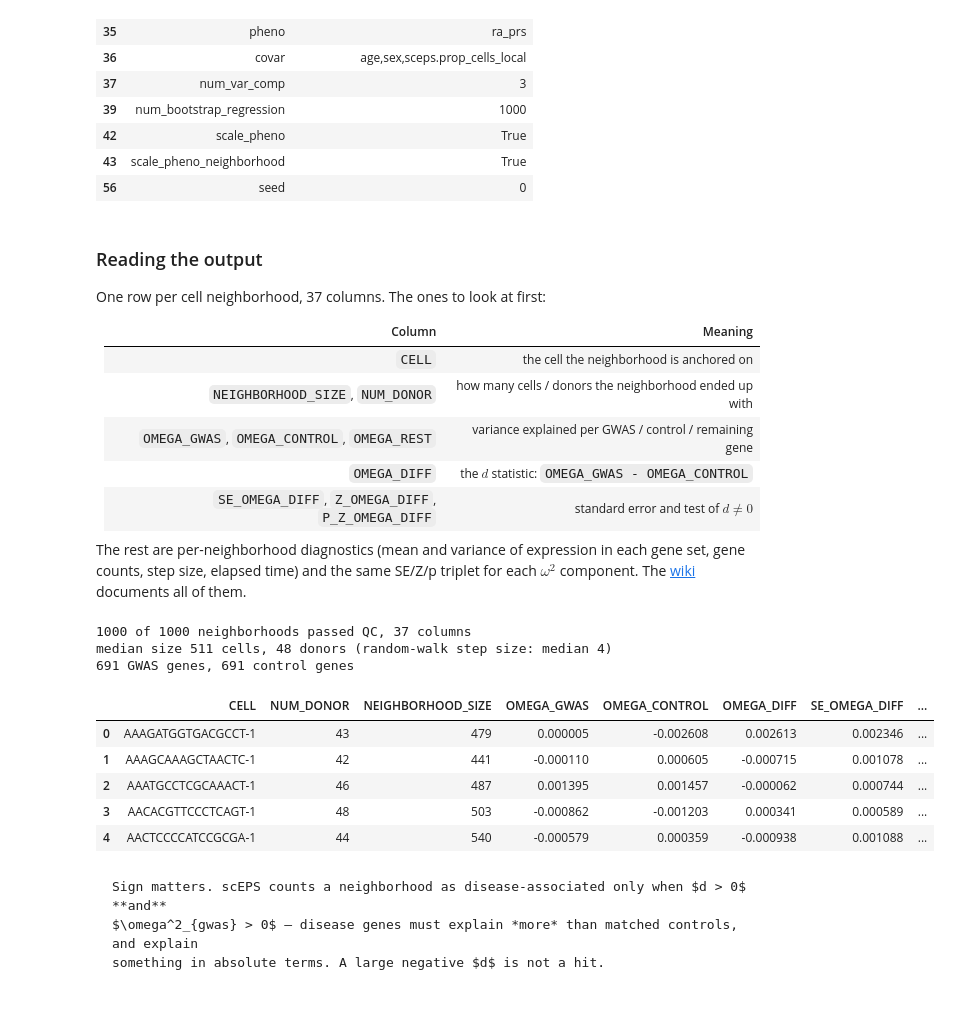
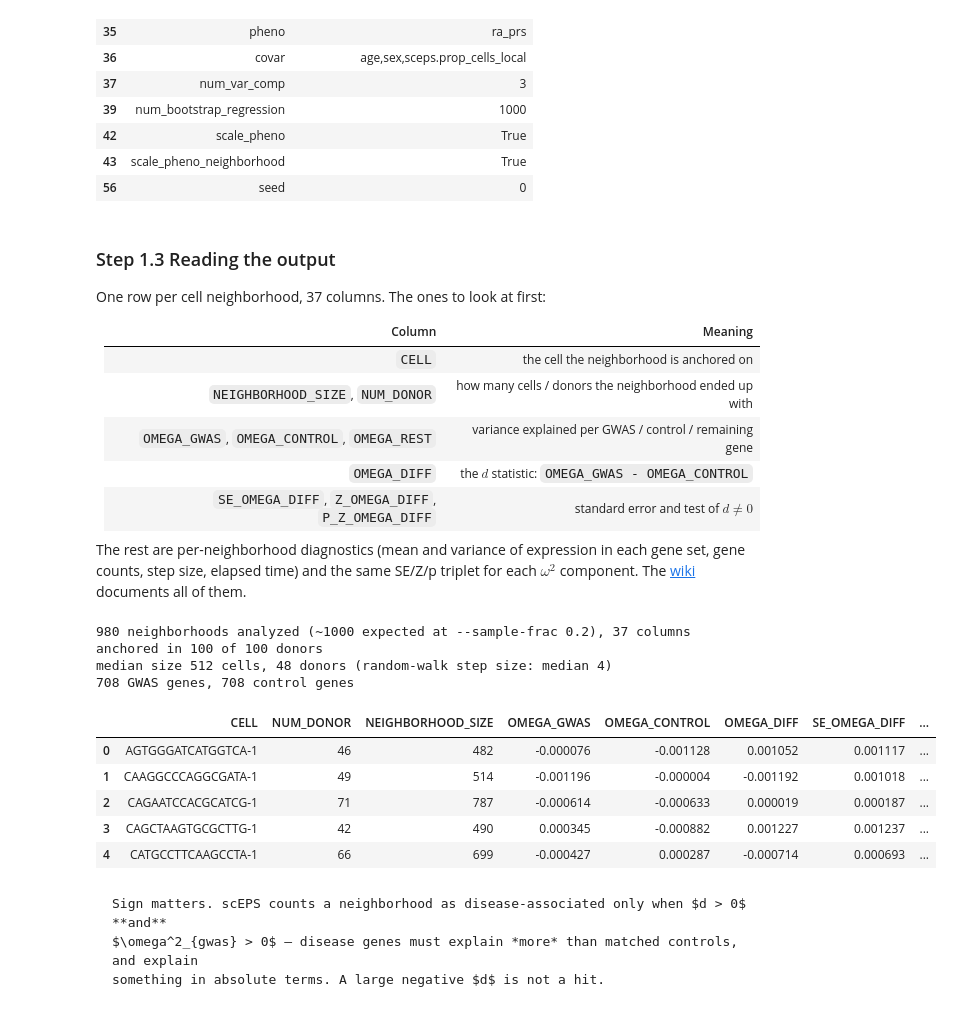
Before and after one commit to huwenboshi/cellink, a Jupyter notebook: docs/tutorials/sceps.ipynb, the cells around one changed output. Drawn from its saved outputs; the diff is of its cells as text; code cells hidden in the pictures.

````diff
--- a/docs/tutorials/sceps.ipynb
+++ b/docs/tutorials/sceps.ipynb
@@ -151,11 +152,10 @@ PHENO = "ra_prs"
 # Covariates, following the manuscript: donor age and sex, plus the local cell proportion
 # that scEPS computes per neighborhood.
 COVAR = "age,sex,sceps.prop_cells_local"
-# Neighborhoods analyzed, of the N_CELLS available. At ~1.3 s each, 1,000 is roughly 22
-# minutes on one core; a real run does all of them. Analyzing too few leaves rarer cell
-# types with a handful of neighborhoods, which the Step 3 block bootstrap cannot work with.
-N_NEIGHBORHOODS = 1_000
-N_PROBE = 20  # neighborhoods in the timing probe run
+# Fraction of cell neighborhoods to analyze. scEPS keeps each one independently with this
+# probability, so ~0.2 x N_CELLS = 1,000 neighborhoods, drawn from across the whole object.
+# At ~1.3 s each that is roughly 22 minutes on one core; a real run uses 1.0.
+SAMPLE_FRAC = 0.2
 # Cell types with fewer analyzed neighborhoods than this are dropped from Step 3's summary:
 # too few neighborhoods span too few bootstrap blocks, which collapses the standard error.
 MIN_NBHD_PER_CELLTYPE = 25
@@ -973,7 +925,7 @@ log[
 | 43 | scale_pheno_neighborhood | True |
 | 56 | seed | 0 |
 # %% [markdown]
-### Reading the output
+### Step 1.3 Reading the output
 
 One row per cell neighborhood, 37 columns. The ones to look at first:
 
@@ -994,42 +946,48 @@ documents all of them.
 step1 = pd.concat(
     [pd.read_table(p) for p in sorted(OUT_DIR.glob("step1.*.sceps.omega.txt.gz"))],
     ignore_index=True,
 )
 
 # Neighborhoods that cannot reach --min-num-cell / --min-num-donor / --min-frac-donor are
 # dropped, so fewer rows than requested is normal -- a big shortfall means the QC
 # thresholds are too strict for this graph.
-print(f"{step1.shape[0]} of {N_NEIGHBORHOODS} neighborhoods passed QC, {step1.shape[1]} columns")
+expected = int(round(SAMPLE_FRAC * adata.n_obs))
+print(
+    f"{step1.shape[0]} neighborhoods analyzed (~{expected} expected at "
+    f"--sample-frac {SAMPLE_FRAC}), {step1.shape[1]} columns"
+)
+print(f"anchored in {step1['DONOR_ID'].nunique()} of {adata.obs['donor_id'].nunique()} donors")
 print(
     f"median size {step1['NEIGHBORHOOD_SIZE'].median():.0f} cells, "
     f"{step1['NUM_DONOR'].median():.0f} donors "
     f"(random-walk step size: median {step1['STEP_SIZE'].median():.0f})"
 )
 print(f"{step1['NUM_GENE_GWAS'].iloc[0]:,} GWAS genes, {step1['NUM_GENE_CONTROL'].iloc[0]:,} control genes")
 
 step1[
     [
         "CELL",
         "NUM_DONOR",
         "NEIGHBORHOOD_SIZE",
         "OMEGA_GWAS",
         "OMEGA_CONTROL",
         "OMEGA_DIFF",
         "SE_OMEGA_DIFF",
         "Z_OMEGA_DIFF",
         "P_Z_OMEGA_DIFF",
     ]
 ].head()
 # %% [output]
-1000 of 1000 neighborhoods passed QC, 37 columns
-median size 511 cells, 48 donors (random-walk step size: median 4)
-691 GWAS genes, 691 control genes
+980 neighborhoods analyzed (~1000 expected at --sample-frac 0.2), 37 columns
+anchored in 100 of 100 donors
+median size 512 cells, 48 donors (random-walk step size: median 4)
+708 GWAS genes, 708 control genes
 |  | CELL | NUM_DONOR | NEIGHBORHOOD_SIZE | OMEGA_GWAS | OMEGA_CONTROL | OMEGA_DIFF | SE_OMEGA_DIFF | ... |
-| 0 | AAAGATGGTGACGCCT-1 | 43 | 479 | 0.000005 | -0.002608 | 0.002613 | 0.002346 | ... |
-| 1 | AAAGCAAAGCTAACTC-1 | 42 | 441 | -0.000110 | 0.000605 | -0.000715 | 0.001078 | ... |
-| 2 | AAATGCCTCGCAAACT-1 | 46 | 487 | 0.001395 | 0.001457 | -0.000062 | 0.000744 | ... |
-| 3 | AACACGTTCCCTCAGT-1 | 48 | 503 | -0.000862 | -0.001203 | 0.000341 | 0.000589 | ... |
-| 4 | AACTCCCCATCCGCGA-1 | 44 | 540 | -0.000579 | 0.000359 | -0.000938 | 0.001088 | ... |
+| 0 | AGTGGGATCATGGTCA-1 | 46 | 482 | -0.000076 | -0.001128 | 0.001052 | 0.001117 | ... |
+| 1 | CAAGGCCCAGGCGATA-1 | 49 | 514 | -0.001196 | -0.000004 | -0.001192 | 0.001018 | ... |
+| 2 | CAGAATCCACGCATCG-1 | 71 | 787 | -0.000614 | -0.000633 | 0.000019 | 0.000187 | ... |
+| 3 | CAGCTAAGTGCGCTTG-1 | 42 | 490 | 0.000345 | -0.000882 | 0.001227 | 0.001237 | ... |
+| 4 | CATGCCTTCAAGCCTA-1 | 66 | 699 | -0.000427 | 0.000287 | -0.000714 | 0.000693 | ... |
 # %% [markdown]
 ```{important}
 Sign matters. scEPS counts a neighborhood as disease-associated only when $d > 0$ **and**
````
Also changed, not shown: parts of 36 cells of this notebook.
